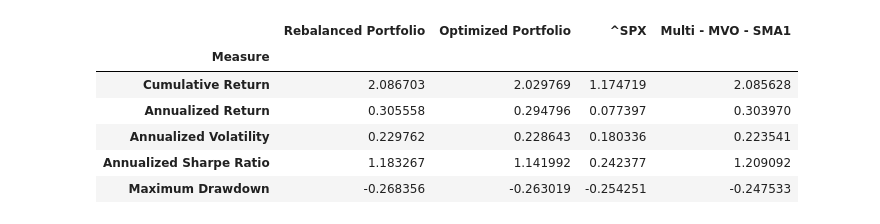
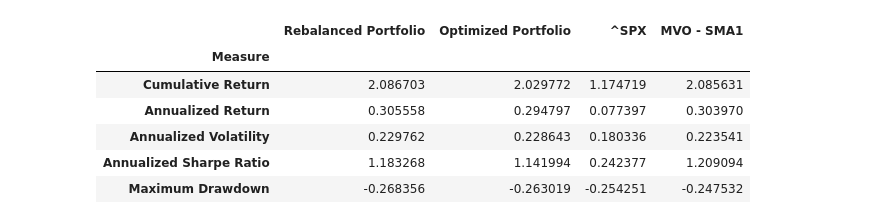
Before and after one commit to lok419/my-trading, a Jupyter notebook: strategy_v2/ExecutePortfoliov2.ipynb, the cells around one changed output. Cells and saved outputs as stored; diff of their text form; code cells hidden in the pictures.

```diff
--- a/strategy_v2/ExecutePortfoliov2.ipynb
+++ b/strategy_v2/ExecutePortfoliov2.ipynb
@@ -29,7 +32,7 @@ instruments = [
 
 end_date = get_today()
 start_date = pd.to_datetime(datetime(2022, 1, 3))
-max_leverage = 1
+max_leverage = 1.3
 vol_target = 0.2
 # %%
 portfolio = PortfolioStandard(
@@ -38,7 +41,7 @@ portfolio = PortfolioStandard(
     rebalance_iter=RebalancerIter('0 0 * * Fri', 2),
     tc_model=TransactionCostFutu(),
     systems=[
-        TradingSubSystemMulti(vol_target=vol_target, instruments=instruments,  strategy=[MeanVarianceOpt(gamma=10, hhi=0.2, lookback=60)], max_leverage=max_leverage, offset=60)
+        TradingSubSystemSingle(vol_target=vol_target, instruments=instruments,  strategy=[MeanVarianceOpt(gamma=10, hhi=0.2, lookback=60, confidence=1)], max_leverage=max_leverage, offset=60)
     ]
 )
 
@@ -55,7 +58,7 @@ portfolio.performance(show_all_rets=True)
-|  | Rebalanced Portfolio | Optimized Portfolio | ^SPX | Multi - MVO - SMA1 |
+|  | Rebalanced Portfolio | Optimized Portfolio | ^SPX | MVO - SMA1 |
 | Measure |  |  |  |  |
-| Cumulative Return | 2.086703 | 2.029769 | 1.174719 | 2.085628 |
-| Annualized Return | 0.305558 | 0.294796 | 0.077397 | 0.303970 |
+| Cumulative Return | 2.086703 | 2.029772 | 1.174719 | 2.085631 |
+| Annualized Return | 0.305558 | 0.294797 | 0.077397 | 0.303970 |
 | Annualized Volatility | 0.229762 | 0.228643 | 0.180336 | 0.223541 |
-| Annualized Sharpe Ratio | 1.183267 | 1.141992 | 0.242377 | 1.209092 |
-| Maximum Drawdown | -0.268356 | -0.263019 | -0.254251 | -0.247533 |
+| Annualized Sharpe Ratio | 1.183268 | 1.141994 | 0.242377 | 1.209094 |
+| Maximum Drawdown | -0.268356 | -0.263019 | -0.254251 | -0.247532 |
```
Also changed, not shown: parts of 2 cells of this notebook, 4 other files.
